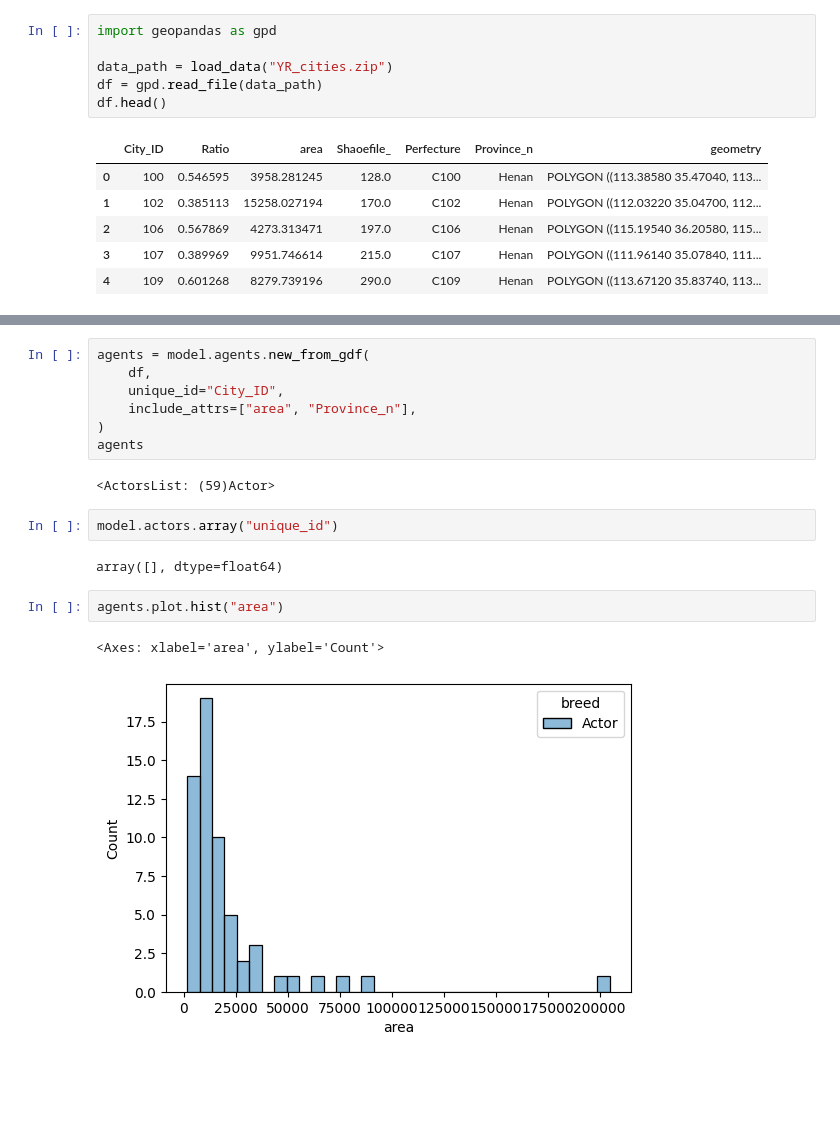
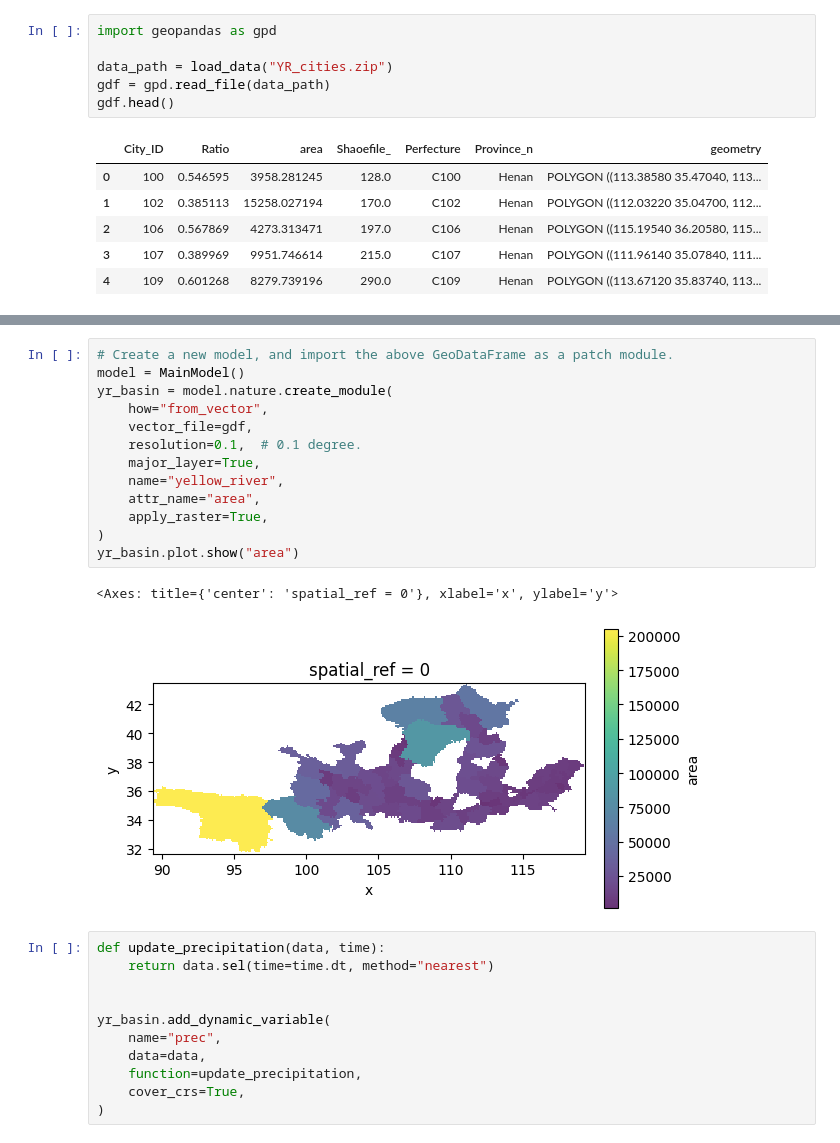
Before and after one commit to SongshGeoLab/ABSESpy, a Jupyter notebook: docs/tutorial/advanced/geodata.ipynb, the cells around one changed output, grey strips where cells are left out. Drawn from its saved outputs; the diff is of its cells as text; blank space fills up the shorter version.

Commit message:
feat(src): :sparkles: create PatchModule from geopandas dataset

```diff
--- a/docs/tutorial/advanced/geodata.ipynb
+++ b/docs/tutorial/advanced/geodata.ipynb
@@ -143,8 +143,8 @@ In this example, we will create a `GeoAgent` with a `shapefile` dataset.
 import geopandas as gpd
 
 data_path = load_data("YR_cities.zip")
-df = gpd.read_file(data_path)
-df.head()
+gdf = gpd.read_file(data_path)
+gdf.head()
 # %% [output]
 |  | City_ID | Ratio | area | Shaoefile_ | Perfecture | Province_n | geometry |
 | 0 | 100 | 0.546595 | 3958.281245 | 128.0 | C100 | Henan | POLYGON ((113.38580 35.47040, 113... |
@@ -160,18 +155,27 @@ df.plot()
-# %%
-agents = model.agents.new_from_gdf(
-    df,
-    unique_id="City_ID",
-    include_attrs=["area", "Province_n"],
-)
-agents
-# %% [output]
-<ActorsList: (59)Actor>
-# %%
-model.actors.array("unique_id")
-# %% [output]
-array([], dtype=float64)
-# %%
-agents.plot.hist("area")
-# %% [output]
-<Axes: xlabel='area', ylabel='Count'>
-[figure, removed]
+# %%
+# Create a new model, and import the above GeoDataFrame as a patch module.
+model = MainModel()
+yr_basin = model.nature.create_module(
+    how="from_vector",
+    vector_file=gdf,
+    resolution=0.1,  # 0.1 degree.
+    major_layer=True,
+    name="yellow_river",
+    attr_name="area",
+    apply_raster=True,
+)
+yr_basin.plot.show("area")
+# %% [output]
+<Axes: title={'center': 'spatial_ref = 0'}, xlabel='x', ylabel='y'>
+[figure, added]
+# %%
+def update_precipitation(data, time):
+    return data.sel(time=time.dt, method="nearest")
+
+
+yr_basin.add_dynamic_variable(
+    name="prec",
+    data=data,
+    function=update_precipitation,
+    cover_crs=True,
+)
```
Also changed, not shown: parts of 7 cells of this notebook, 6 other files.
